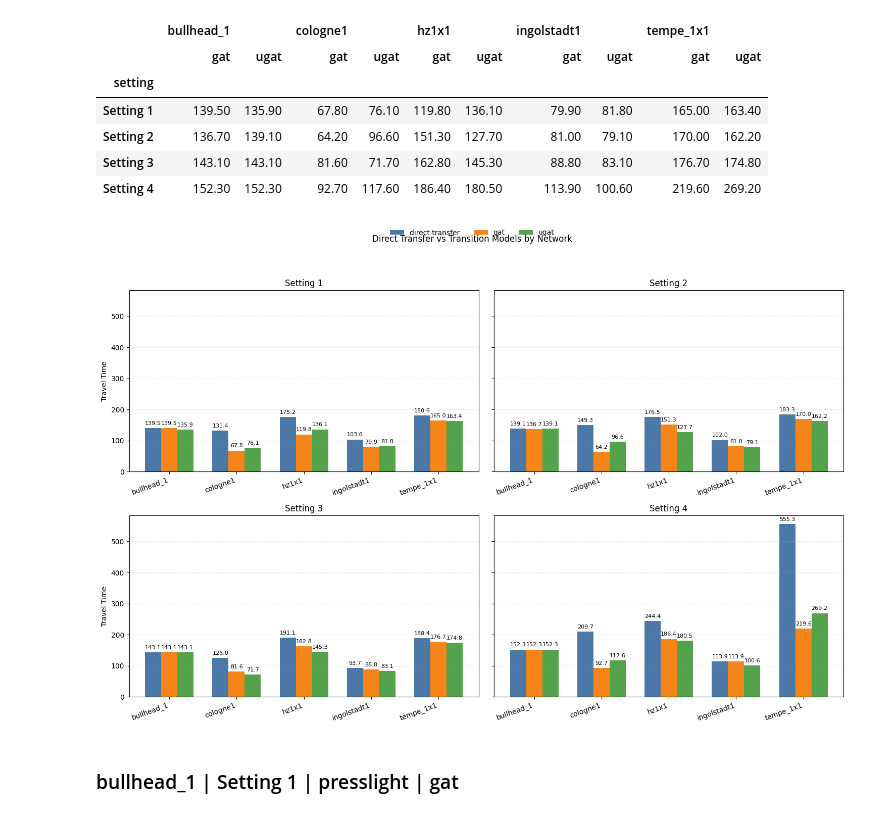
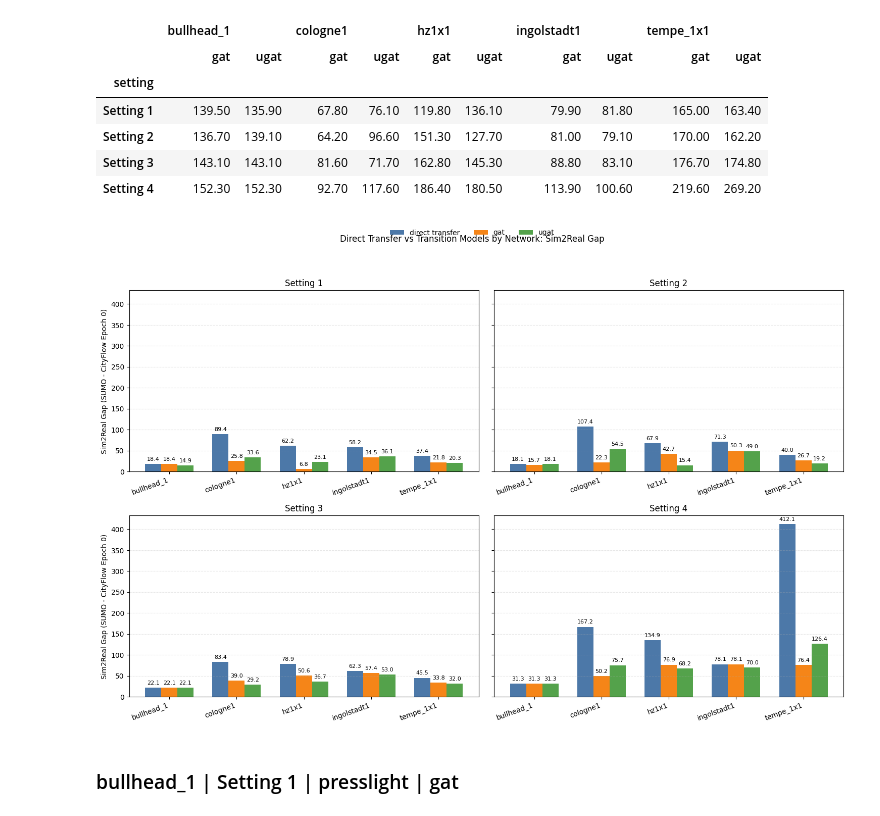
Before and after one commit to Red-Pheonix/Sim2RealTSCBenchMark, a Jupyter notebook: analyze_dtl_tables.ipynb, the cells around one changed output. Cells and saved outputs as stored; diff of their text form; code cells hidden in the pictures.

```diff
--- a/analyze_dtl_tables.ipynb
+++ b/analyze_dtl_tables.ipynb
@@ -154,6 +154,7 @@ for result in results:
     setting_label = f"Setting {result['setting']}"
     network = result["network"]
 
+    cityflow_epoch0 = table.loc[table["result"] == "cityflow epoch 0", "travel_time"].iloc[0]
     sumo_epoch0 = table.loc[table["result"] == "sumo epoch 0", "travel_time"].iloc[0]
     sumo_min_att = table.loc[table["result"] == "sumo min ATT", "travel_time"].iloc[0]
 
@@ -161,6 +162,7 @@ for result in results:
         "setting": setting_label,
         "network": network,
         "travel_time": sumo_epoch0,
+        "cityflow_epoch0": cityflow_epoch0,
     })
 
     summary_rows.append({
@@ -168,6 +170,7 @@ for result in results:
         "network": network,
         "transition_model": result["transition_model"],
         "travel_time": sumo_min_att,
+        "cityflow_epoch0": cityflow_epoch0,
     })
 
 dt_df = pd.DataFrame(dt_rows).drop_duplicates(subset=["setting", "network"])
@@ -221,6 +224,7 @@ chart_df = pd.concat(
     ignore_index=True,
 )
 chart_df = chart_df.drop_duplicates(subset=["setting", "network", "series"])
+chart_df["sim2real_gap"] = chart_df["travel_time"] - chart_df["cityflow_epoch0"]
 
 settings = [f"Setting {s}" for s in SELECTED_SETTINGS]
 x = np.arange(len(SELECTED_NETWORKS))
@@ -230,38 +234,38 @@ fig, axes = plt.subplots(2, 2, figsize=(15, 10), sharey=True)
 axes = axes.flatten()
 
 for ax, setting in zip(axes, settings):
     subset = chart_df[chart_df["setting"] == setting]
     pivoted = (
-        subset.pivot(index="network", columns="series", values="travel_time")
+        subset.pivot(index="network", columns="series", values="sim2real_gap")
         .reindex(index=SELECTED_NETWORKS, columns=BAR_ORDER)
     )
 
     for offset, series in zip((-width, 0, width), BAR_ORDER):
         values = pivoted[series].to_numpy(dtype=float)
         bars = ax.bar(
             x + offset,
             values,
             width=width,
             label=series,
             color=BAR_COLORS[series],
         )
         ax.bar_label(bars, fmt="%.1f", padding=3, fontsize=8)
 
     ax.set_title(setting)
     ax.set_xticks(x)
     ax.set_xticklabels(SELECTED_NETWORKS, rotation=20, ha="right")
     ax.grid(axis="y", linestyle="--", alpha=0.3)
 
-axes[0].set_ylabel("Travel Time")
-axes[2].set_ylabel("Travel Time")
+axes[0].set_ylabel("Sim2Real Gap (SUMO - CityFlow Epoch 0)")
+axes[2].set_ylabel("Sim2Real Gap (SUMO - CityFlow Epoch 0)")
 
 handles, labels = axes[0].get_legend_handles_labels()
 fig.legend(handles, labels, loc="upper center", ncol=3, frameon=False)
-fig.suptitle("Direct Transfer vs Transition Models by Network", y=0.98)
+fig.suptitle("Direct Transfer vs Transition Models by Network: Sim2Real Gap", y=0.98)
 fig.tight_layout(rect=(0, 0, 1, 0.94))
 plt.show()
 # %% [output]
-[figure, old version]
+[figure, new version]
 # %%
 for result in results:
     title = (
```
Also changed, not shown: 1 other file.
